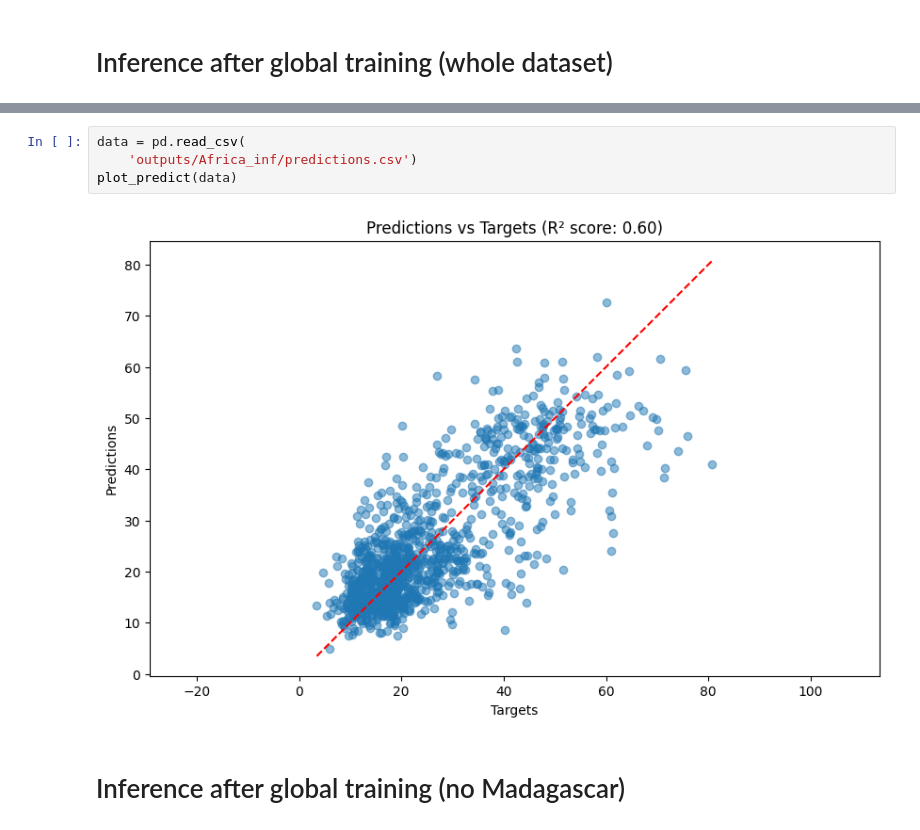
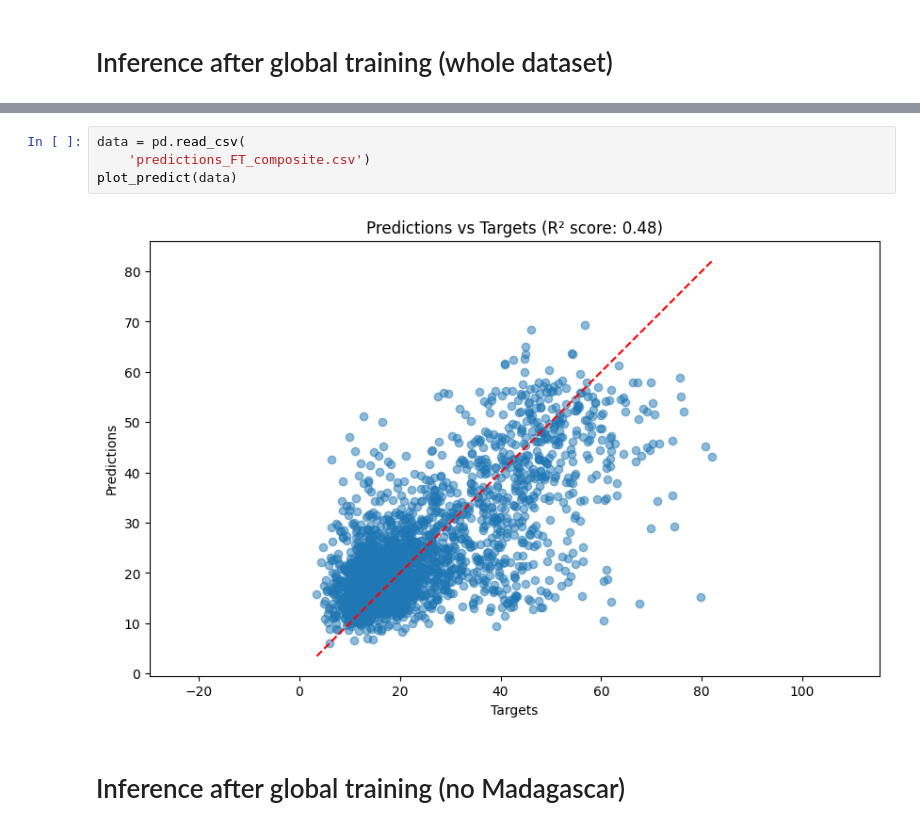
Before and after one commit to morand-g/malpolon-marbec, a Jupyter notebook: examples/poverty/results.ipynb, the cells around one changed output, grey strips where cells are left out. Drawn from its saved outputs; the diff is of its cells as text.

```diff
--- a/examples/poverty/results.ipynb
+++ b/examples/poverty/results.ipynb
@@ -40,9 +37,9 @@ Please visit http://localhost:6006 in a web browser.
 # %%
 data = pd.read_csv(
-    'outputs/Africa_inf/predictions.csv')
+    'predictions_FT_composite.csv')
 plot_predict(data)
 # %% [output]
-[figure, old version]
+[figure, new version]
 # %% [markdown]
 # Inference after global training (no Madagascar)
 # %%
```
Also changed, not shown: parts of 7 cells of this notebook, 4 other files.
